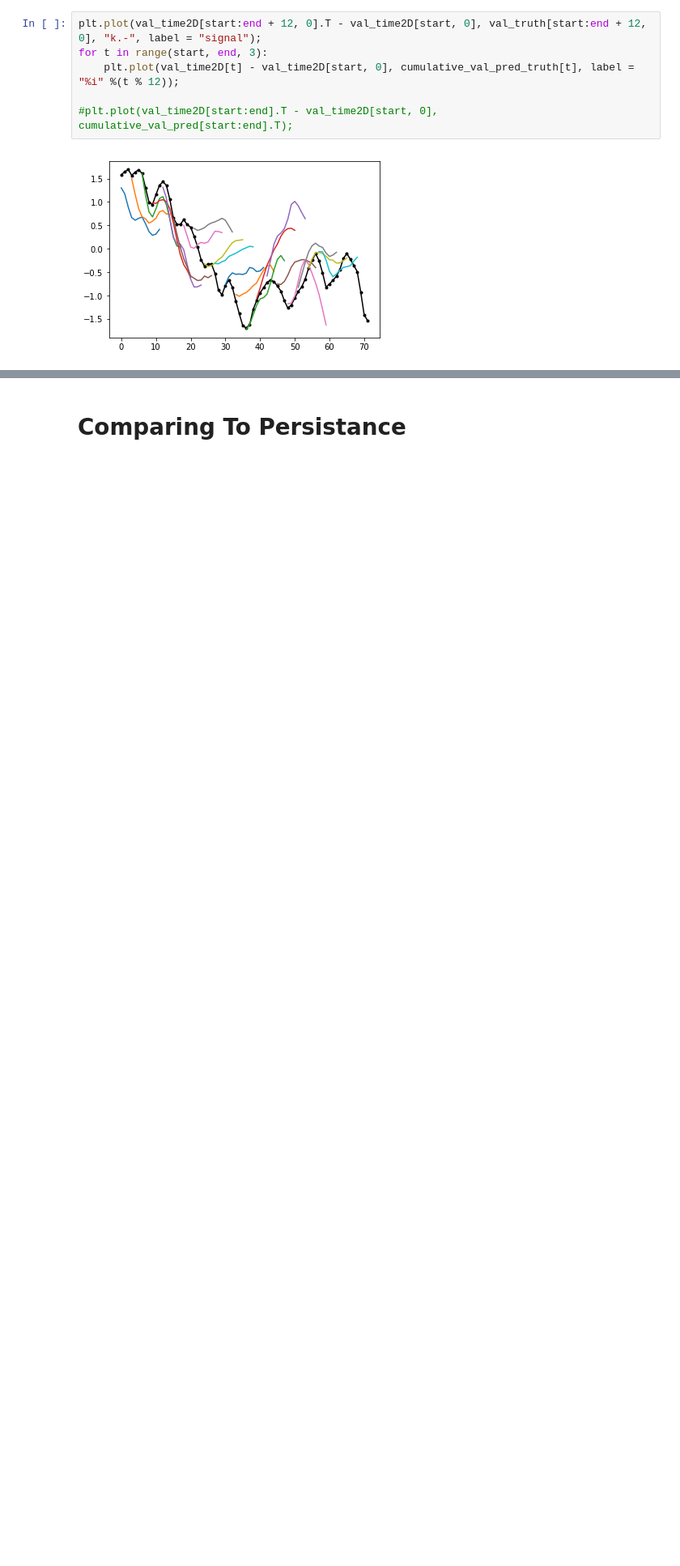
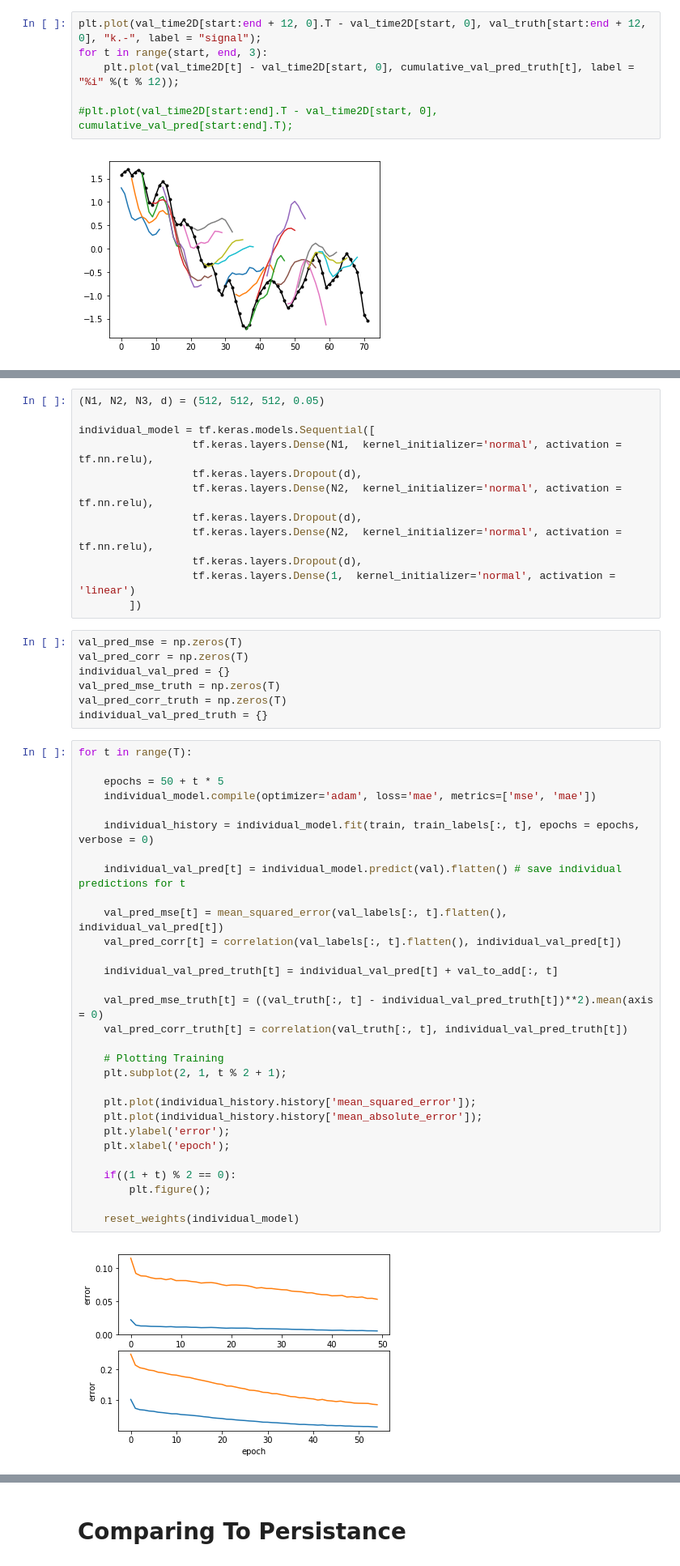
Before and after one commit to paula-gradu/El-Nino, a Jupyter notebook: Predicting Change in ONI.ipynb, the cells around one changed output, grey strips where cells are left out. Shown: that part at 81% size. Drawn from its saved outputs; the diff is of its cells as text; blank space fills up the shorter version.

```diff
--- a/Predicting Change in ONI.ipynb
+++ b/Predicting Change in ONI.ipynb
@@ -269,0 +272,51 @@ for t in range(start, end, 3):
+# %%
+(N1, N2, N3, d) = (512, 512, 512, 0.05)
+
+individual_model = tf.keras.models.Sequential([
+                  tf.keras.layers.Dense(N1,  kernel_initializer='normal', activation = tf.nn.relu),
+                  tf.keras.layers.Dropout(d),
+                  tf.keras.layers.Dense(N2,  kernel_initializer='normal', activation = tf.nn.relu),
+                  tf.keras.layers.Dropout(d),
+                  tf.keras.layers.Dense(N2,  kernel_initializer='normal', activation = tf.nn.relu),
+                  tf.keras.layers.Dropout(d),
+                  tf.keras.layers.Dense(1,  kernel_initializer='normal', activation = 'linear')
+        ])
+# %%
+val_pred_mse = np.zeros(T)
+val_pred_corr = np.zeros(T)
+individual_val_pred = {}
+val_pred_mse_truth = np.zeros(T)
+val_pred_corr_truth = np.zeros(T)
+individual_val_pred_truth = {}
+# %%
+for t in range(T):
+
+    epochs = 50 + t * 5
+    individual_model.compile(optimizer='adam', loss='mae', metrics=['mse', 'mae'])
+
+    individual_history = individual_model.fit(train, train_labels[:, t], epochs = epochs, verbose = 0)
+
+    individual_val_pred[t] = individual_model.predict(val).flatten() # save individual predictions for t
+
+    val_pred_mse[t] = mean_squared_error(val_labels[:, t].flatten(), individual_val_pred[t])
+    val_pred_corr[t] = correlation(val_labels[:, t].flatten(), individual_val_pred[t])
+
+    individual_val_pred_truth[t] = individual_val_pred[t] + val_to_add[:, t]
+
+    val_pred_mse_truth[t] = ((val_truth[:, t] - individual_val_pred_truth[t])**2).mean(axis = 0)
+    val_pred_corr_truth[t] = correlation(val_truth[:, t], individual_val_pred_truth[t])
+
+    # Plotting Training
+    plt.subplot(2, 1, t % 2 + 1);
+
+    plt.plot(individual_history.history['mean_squared_error']);
+    plt.plot(individual_history.history['mean_absolute_error']);
+    plt.ylabel('error');
+    plt.xlabel('epoch');
+
+    if((1 + t) % 2 == 0):
+        plt.figure();
+
+    reset_weights(individual_model)
+# %% [output]
+[figure, added]
```
Also changed, not shown: parts of 5 cells of this notebook.
